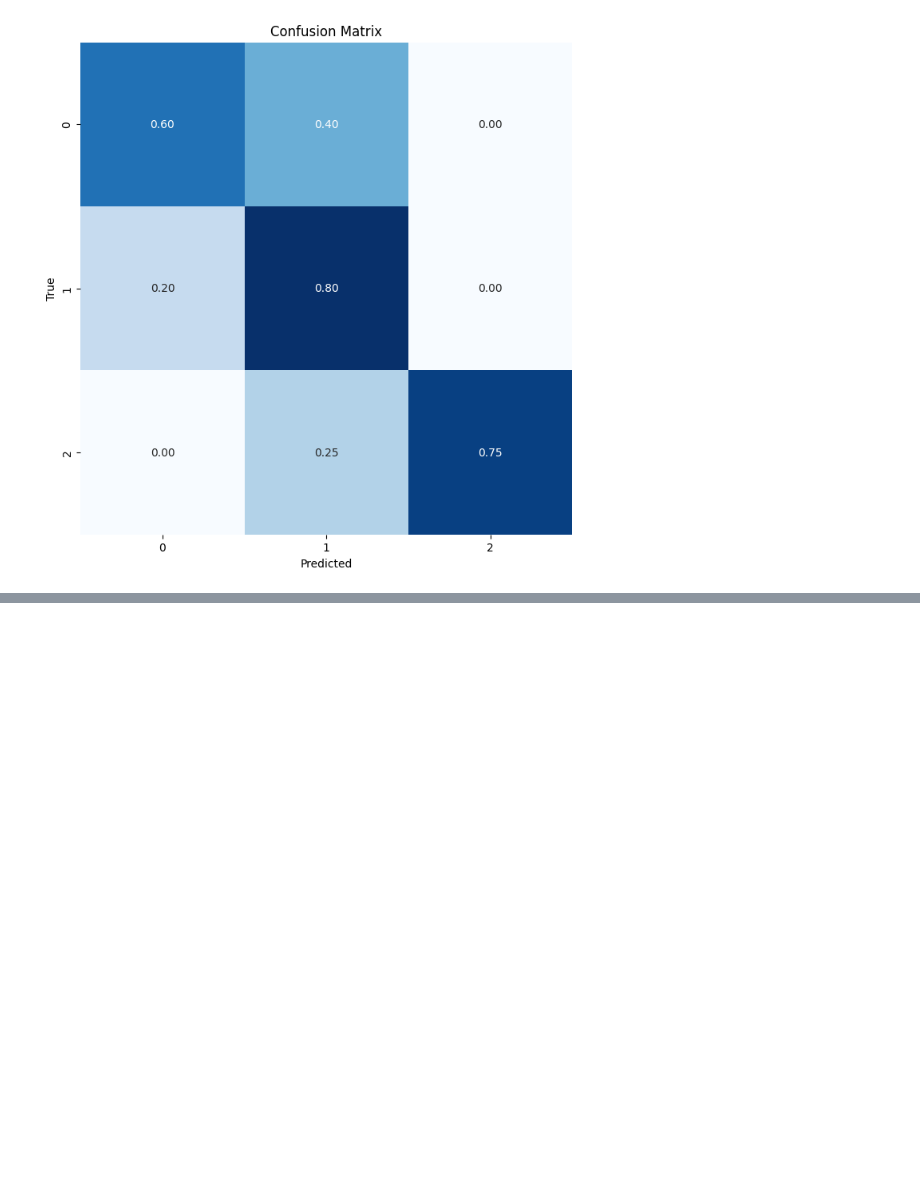
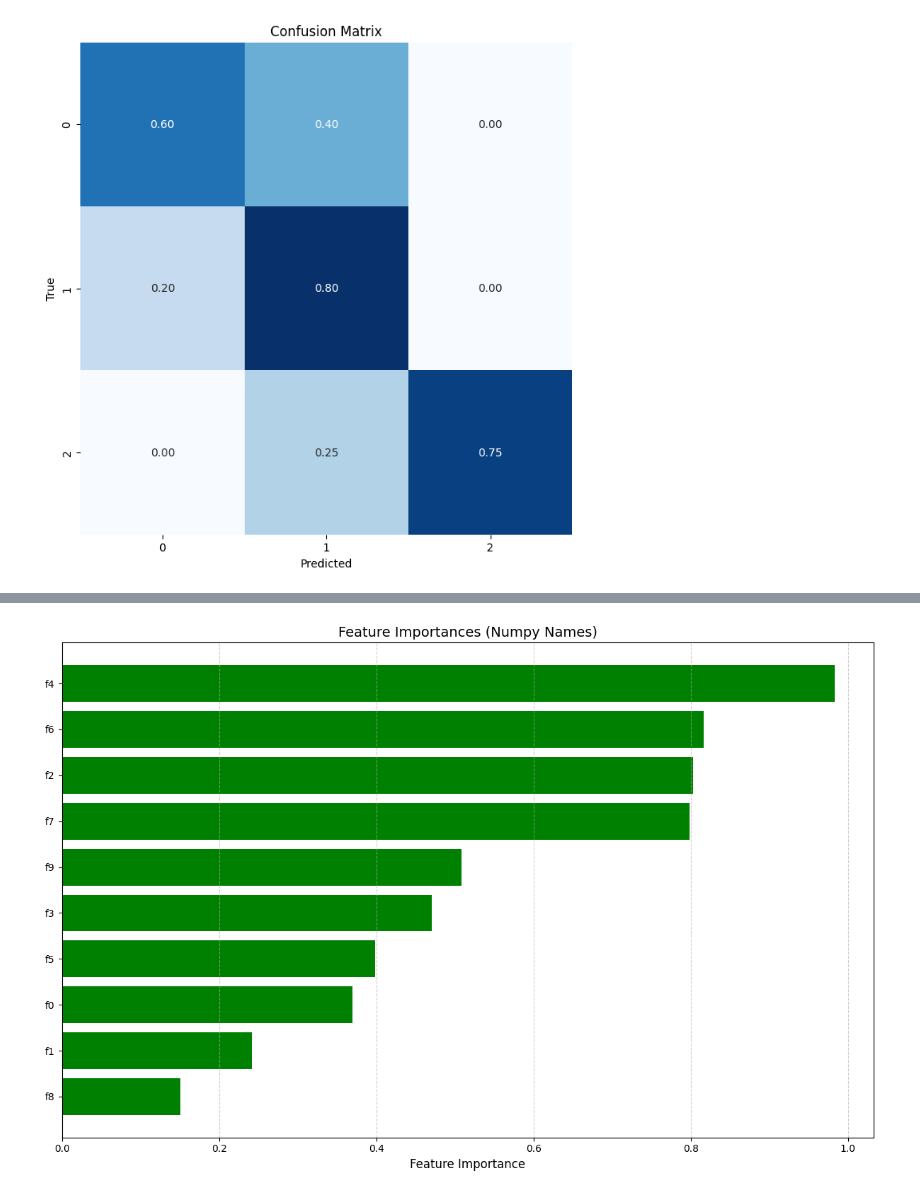
Before and after one commit to petrobras/3W, a Jupyter notebook: docs/notebooks/assessment_examples.ipynb, the cells around one changed output, grey strips where cells are left out. Cells and saved outputs as stored; diff of their text form; code cells hidden in the pictures; blank space fills up the shorter version.

```diff
--- a/docs/notebooks/assessment_examples.ipynb
+++ b/docs/notebooks/assessment_examples.ipynb
@@ -74,0 +113,14 @@ Example 3: Python Lists
+# %%
+# Example 3: Provide feature names as a numpy array and use a different color
+feature_names_np = np.array([f"f{i}" for i in range(10)])
+feature_importances = np.random.rand(10)
+
+fig = visualizer.feature_visualization(
+    feature_importances=feature_importances,
+    feature_names=feature_names_np,
+    color="green",
+    title="Feature Importances (Numpy Names)",
+)
+plt.show()
+# %% [output]
+[figure, added]
```
Also changed, not shown: parts of 7 cells of this notebook, 1 other file.
